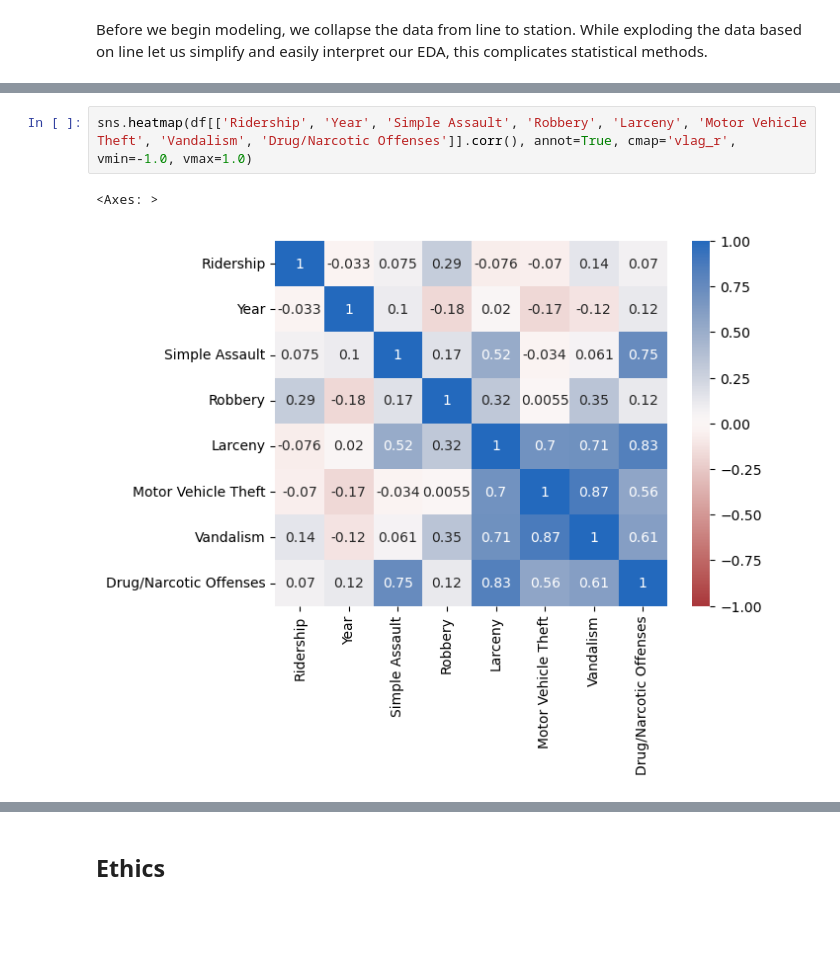
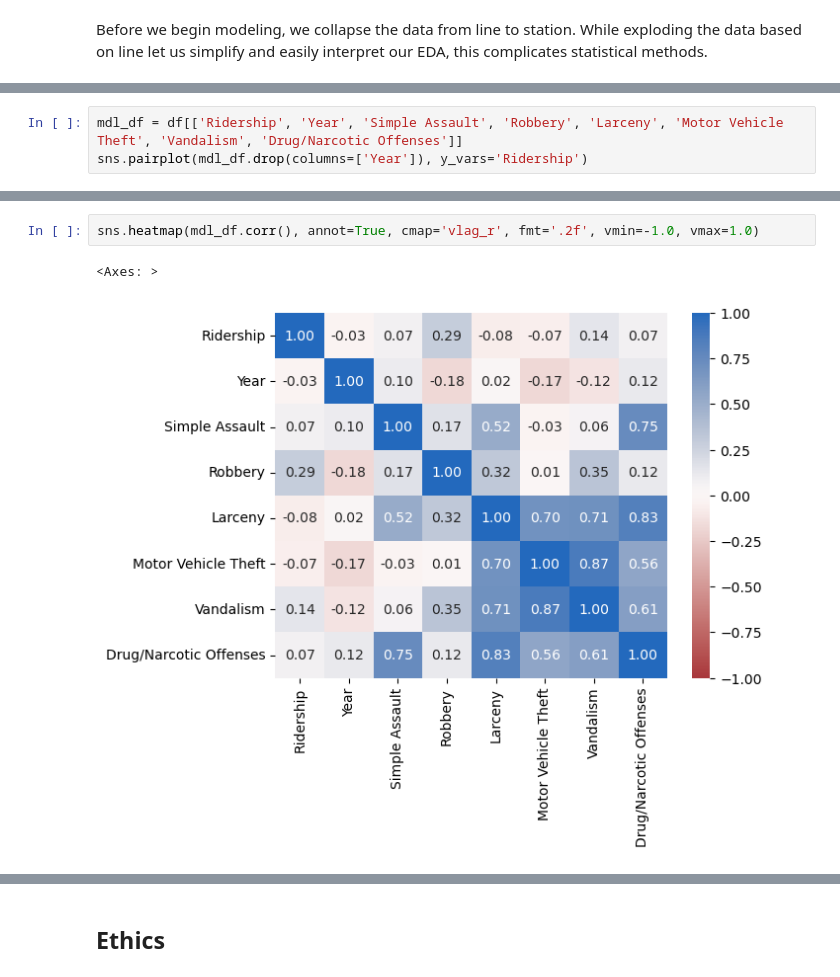
Before and after one commit to COGS108/Group022_WI26, a Jupyter notebook: 03-FinalProject.ipynb, the cells around one changed output, grey strips where cells are left out. Drawn from its saved outputs; the diff is of its cells as text; blank space fills up the shorter version.

```diff
--- a/03-FinalProject.ipynb
+++ b/03-FinalProject.ipynb
@@ -581,0 +572,3 @@ ValueError: Index contains duplicate entries, cannot reshape
+# %%
+mdl_df = df[['Ridership', 'Year', 'Simple Assault', 'Robbery', 'Larceny', 'Motor Vehicle Theft', 'Vandalism', 'Drug/Narcotic Offenses']]
+sns.pairplot(mdl_df.drop(columns=['Year']), y_vars='Ridership')
@@ -582,5 +578,5 @@ ValueError: Index contains duplicate entries, cannot reshape
 # %%
-sns.heatmap(df[['Ridership', 'Year', 'Simple Assault', 'Robbery', 'Larceny', 'Motor Vehicle Theft', 'Vandalism', 'Drug/Narcotic Offenses']].corr(), annot=True, cmap='vlag_r', vmin=-1.0, vmax=1.0)
+sns.heatmap(mdl_df.corr(), annot=True, cmap='vlag_r', fmt='.2f', vmin=-1.0, vmax=1.0)
 # %% [output]
 <Axes: >
-[figure, old version]
+[figure, new version]
```
Also changed, not shown: parts of 14 cells of this notebook.
